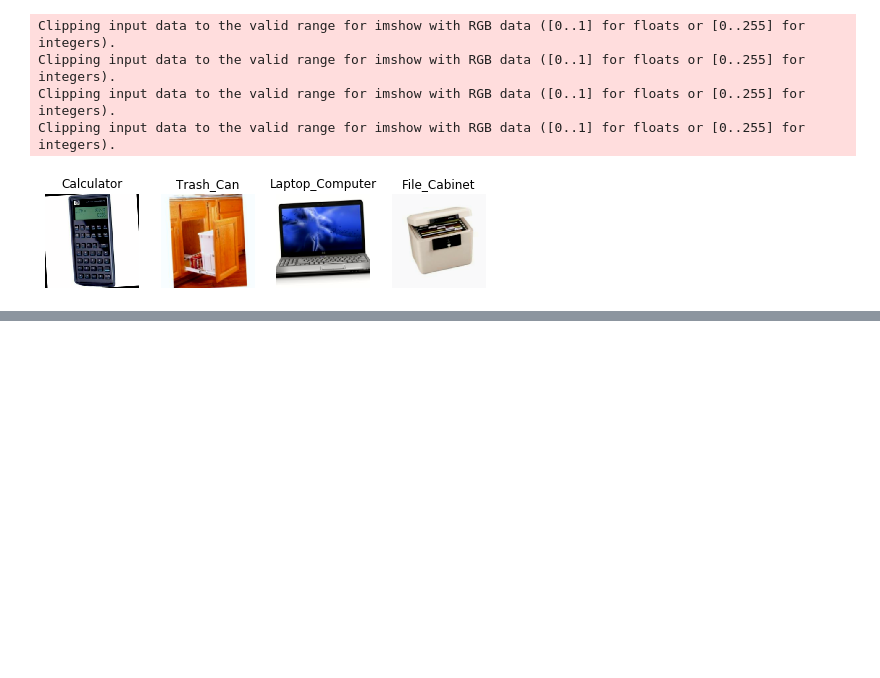
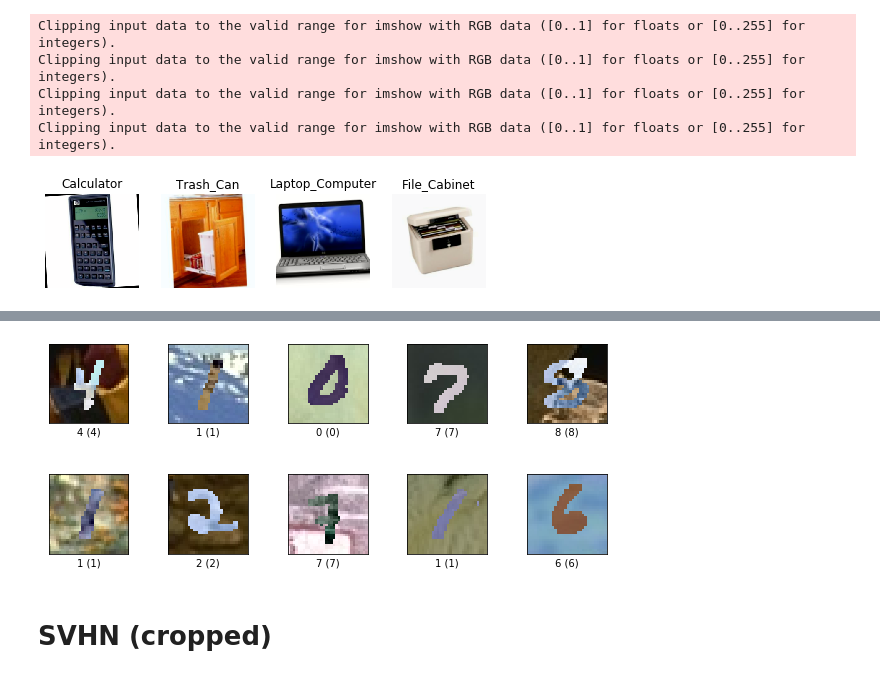
Before and after one commit to LukasHedegaard/dage, a Jupyter notebook: notebooks/dataset-vis.ipynb, the cells around one changed output, grey strips where cells are left out. Cells and saved outputs as stored; diff of their text form; code cells hidden in the pictures; blank space fills up the shorter version.

```diff
--- a/notebooks/dataset-vis.ipynb
+++ b/notebooks/dataset-vis.ipynb
@@ -159,0 +194,4 @@ Clipping input data to the valid range for imshow with RGB data ([0..1] for floa
+# %%
+from utils import mnist_m
+mnist_m_ds, mnist_m_info = tfds.load("mnist_m", split="train", with_info=True)
+print(mnist_m_info)
@@ -159,0 +216,6 @@ Clipping input data to the valid range for imshow with RGB data ([0..1] for floa
+# %%
+fig = tfds.show_examples(mnist_m_info, mnist_m_ds, rows=2, cols=5, plot_scale=2.0)
+# %% [output]
+[figure, added]
+# %% [markdown]
+# SVHN (cropped)
```
Also changed, not shown: parts of 15 cells of this notebook, 3 other files.
